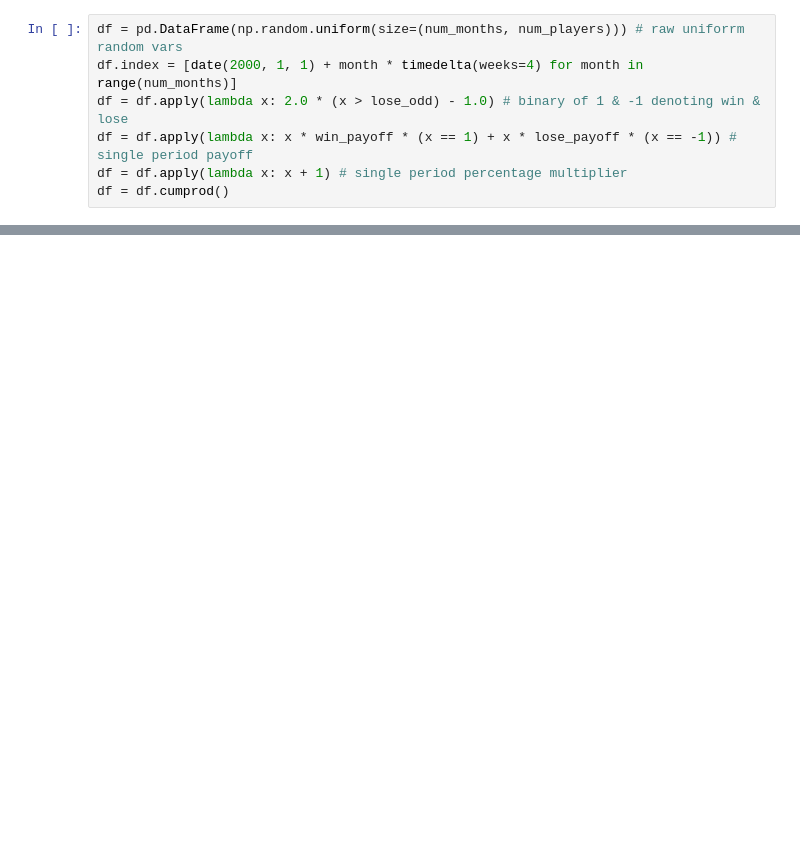
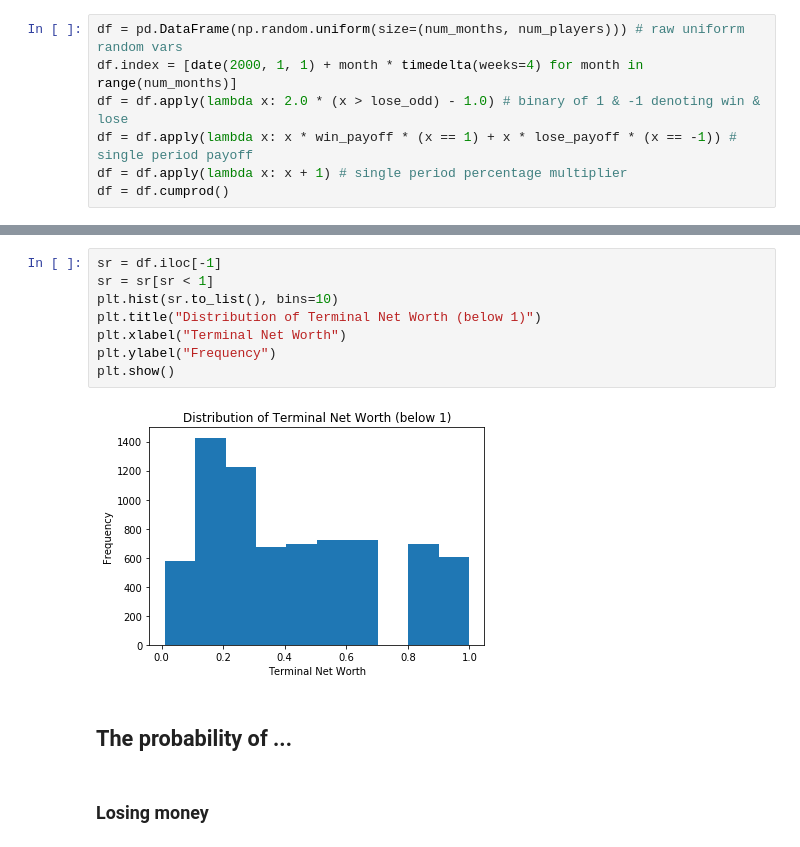
Before and after one commit to nicholas-han/Quant-Playground, a Jupyter notebook: Ergodicity_Simulation.ipynb, the cells around one changed output, grey strips where cells are left out. Saved outputs shown, nothing was run; the diff lists cells and outputs as text; blank space fills up the shorter version.

```diff
--- a/Ergodicity_Simulation.ipynb
+++ b/Ergodicity_Simulation.ipynb
@@ -33,3 +38,17 @@ plt.show()
+# %%
+sr = df.iloc[-1]
+sr = sr[sr < 1]
+plt.hist(sr.to_list(), bins=10)
+plt.title("Distribution of Terminal Net Worth (below 1)")
+plt.xlabel("Terminal Net Worth")
+plt.ylabel("Frequency")
+plt.show()
+# %% [output]
+[figure, added]
+# %% [markdown]
+## The probability of ...
+# %% [markdown]
+### Losing money
 # %%
 df.iloc[-1].apply(lambda x: 1.0 * (x < 1)).sum() / df.shape[1]
 # %% [output]
```
Also changed, not shown: parts of 9 cells of this notebook.
